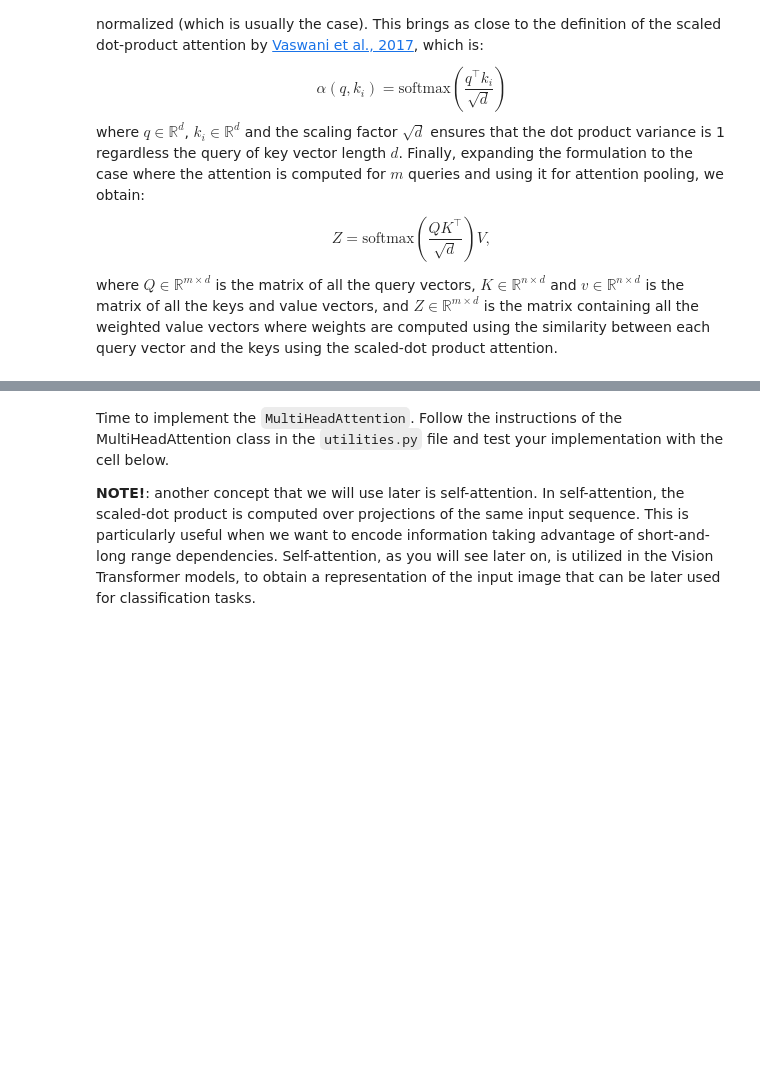
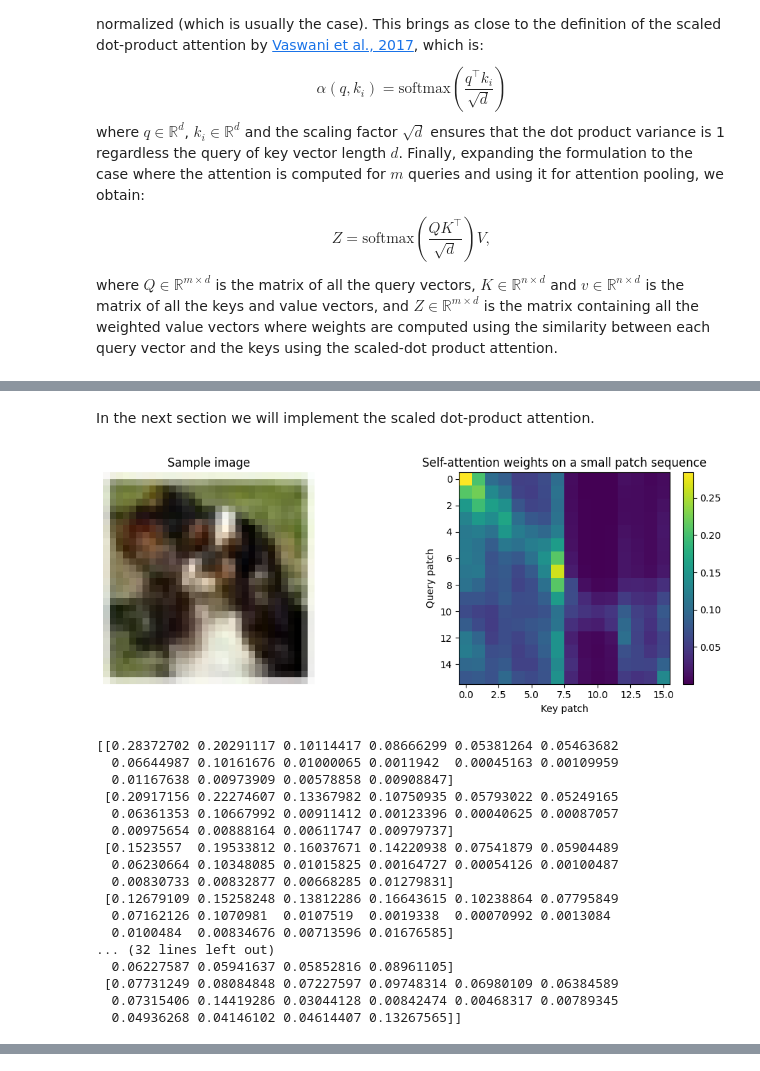
Before and after one commit to arreen/deeplearninglabs, a Jupyter notebook: 5_Transformers/Vision_transformers.ipynb, the cells around one changed output, grey strips where cells are left out. Saved outputs shown, nothing was run; the diff lists cells and outputs as text; code cells hidden in the pictures; blank space fills up the shorter version.

```diff
--- a/5_Transformers/Vision_transformers.ipynb
+++ b/5_Transformers/Vision_transformers.ipynb
@@ -217,3 +354,74 @@ Attention weights std difference: -0.061014533042907715 (expected  0.0).
+# %% [markdown]
+In the next section we will implement the scaled dot-product attention.
+# %%
+def softmax_numpy(x: np.ndarray, axis: int = -1) -> np.ndarray:
+    # -----------------------------------------
+    # === Your code here ===
+    # Implement numerically stable softmax along the given axis.
+    # -----------------------------------------
+    y = np.exp(x-np.max(x, axis = axis, keepdims = True))
+
+    return y / np.sum(y, axis = axis, keepdims = True)
+
+    # ============================================
+
+
+def scaled_dot_product_attention_numpy(q: np.ndarray, k: np.ndarray, v: np.ndarray):
+    # -----------------------------------------
+    # === Your code here ===
+    # Compute Z = softmax(Q K^T / sqrt(d)) V
+    # Return (output, attention_weights)
+    # -----------------------------------------
+    d = np.shape(k)[1]
+    alpha = softmax_numpy(np.matmul(q, k.T) / np.sqrt(d))
+
+    return (alpha @ v, alpha)
+    # ============================================
+
+
+# Here the toy_token is a a random image in the dataset, and we take the first 16 patches and project them to 64 dimensions. We then add positional encoding to the tokens and compute the self-attention weights.
+sample_image = data.train.images[:1]
+sample_patches = extract_patches_numpy(sample_image, cfg.patch_size)
+toy_tokens = sample_patches[0][:16, :32]
+toy_tokens = toy_tokens + positional_encoding_numpy(toy_tokens.shape[0], toy_tokens.shape[1])
+toy_output, toy_attention = scaled_dot_product_attention_numpy(toy_tokens, toy_tokens, toy_tokens)
+
+fig, axes = plt.subplots(1, 2, figsize=(10, 4))
+
+# Left: sample image
+axes[0].imshow(sample_image[0])
+axes[0].set_title('Sample image')
+axes[0].axis('off')
+
+# Right: self-attention weights
+im = axes[1].imshow(toy_attention, cmap='viridis')
+axes[1].set_title('Self-attention weights on a small patch sequence')
+axes[1].set_xlabel('Key patch')
+axes[1].set_ylabel('Query patch')
+fig.colorbar(im, ax=axes[1], fraction=0.046, pad=0.04)
+
+plt.tight_layout()
+plt.show()
+print(toy_attention)
+# %% [output]
+[figure, added]
+[[0.28372702 0.20291117 0.10114417 0.08666299 0.05381264 0.05463682
+  0.06644987 0.10161676 0.01000065 0.0011942  0.00045163 0.00109959
+  0.01167638 0.00973909 0.00578858 0.00908847]
+ [0.20917156 0.22274607 0.13367982 0.10750935 0.05793022 0.05249165
+  0.06361353 0.10667992 0.00911412 0.00123396 0.00040625 0.00087057
+  0.00975654 0.00888164 0.00611747 0.00979737]
+ [0.1523557  0.19533812 0.16037671 0.14220938 0.07541879 0.05904489
+  0.06230664 0.10348085 0.01015825 0.00164727 0.00054126 0.00100487
+  0.00830733 0.00832877 0.00668285 0.01279831]
+ [0.12679109 0.15258248 0.13812286 0.16643615 0.10238864 0.07795849
+  0.07162126 0.1070981  0.0107519  0.0019338  0.00070992 0.0013084
+  0.0100484  0.00834676 0.00713596 0.01676585]
+... (32 lines left out)
+  0.06227587 0.05941637 0.05852816 0.08961105]
+ [0.07731249 0.08084848 0.07227597 0.09748314 0.06980109 0.06384589
+  0.07315406 0.14419286 0.03044128 0.00842474 0.00468317 0.00789345
+  0.04936268 0.04146102 0.04614407 0.13267565]]
 # %% [markdown]
 ### Multi-head attention
 
@@ -228,7 +436,3 @@ Note the multiple heads, each with its own set of linear projection $W_h^{q}, W_
 <p align="center">
     <img src="MHA.svg" alt="Multi-Head Attention"/>
 </p>
-# %% [markdown]
-Time to implement the ``MultiHeadAttention``. Follow the instructions of the MultiHeadAttention class in the `utilities.py` file and test your implementation with the cell below.
-
-**NOTE!**: another concept that we will use later is self-attention. In self-attention, the scaled-dot product is computed over projections of the same input sequence. This is particularly useful when we want to encode information taking advantage of short-and-long range dependencies. Self-attention, as you will see later on, is utilized in the Vision Transformer models, to obtain a representation of the input image that can be later used for classification tasks.
```
Also changed, not shown: parts of 74 cells of this notebook, 2 other files.
